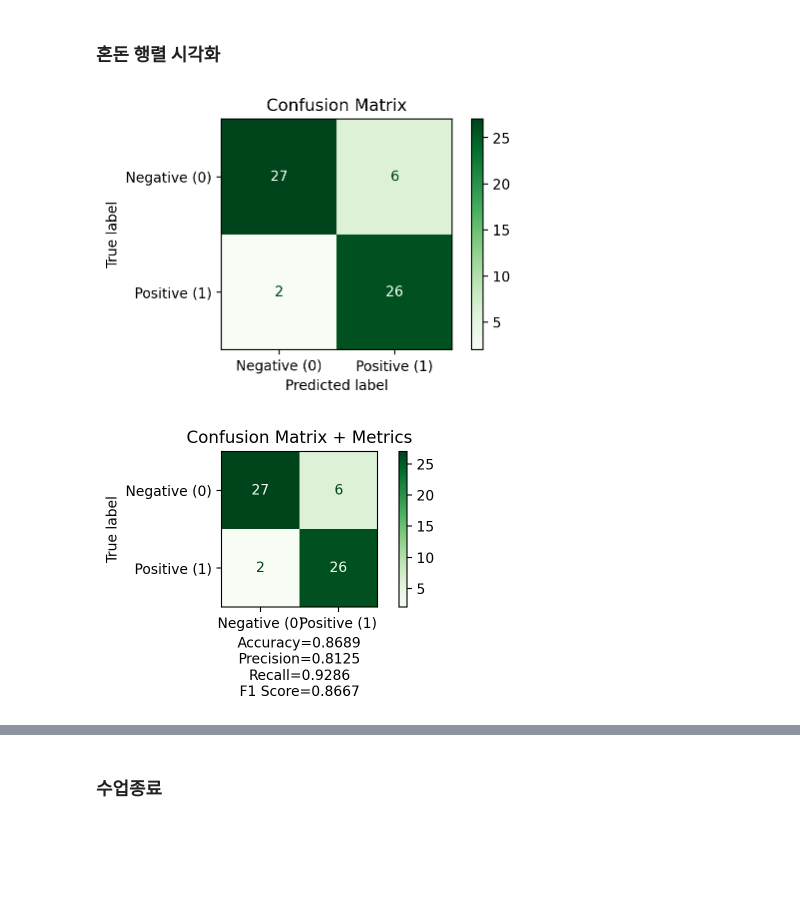
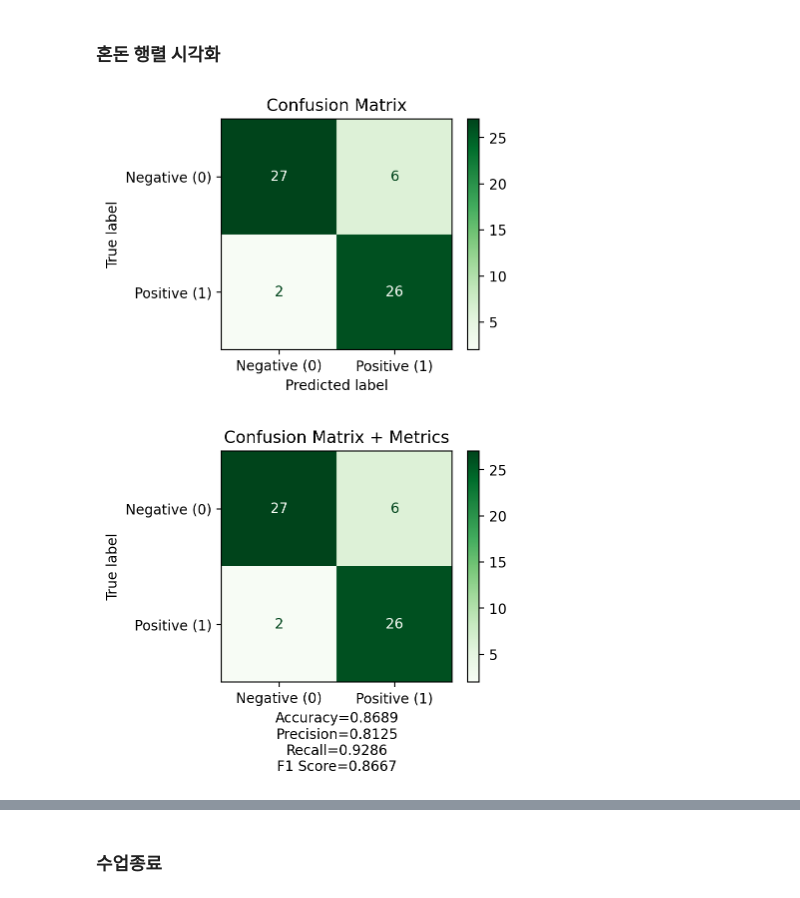
Before and after one commit to ai7dnn/PyTorch-DL, a Jupyter notebook: code/PT05.ipynb, the cells around one changed output, grey strips where cells are left out. Drawn from its saved outputs; the diff is of its cells as text; code cells hidden in the pictures; blank space fills up the shorter version.

```diff
--- a/code/PT05.ipynb
+++ b/code/PT05.ipynb
@@ -145,7 +147,8 @@ F1 Score : 0.8667
 # %%
-%config InlineBackend.figure_format = 'retina'
+import matplotlib.pyplot as plt
+
 # 한번 설정하면 그림 크기 설정이 계속 반영
-plt.rcParams.update({'figure.figsize': (5, 3)})
+plt.rcParams.update({'figure.figsize': (4, 3)})
 # %%
 from sklearn.metrics import confusion_matrix, ConfusionMatrixDisplay
 import matplotlib.pyplot as plt
@@ -156,29 +159,28 @@ disp.plot(cmap="Greens")
 plt.title("Confusion Matrix")
 plt.show()
 # %% [output]
-[figure, old version]
+[figure, new version]
 # %%
 from sklearn.metrics import confusion_matrix, ConfusionMatrixDisplay, accuracy_score, precision_score, recall_score, f1_score
 import matplotlib.pyplot as plt
 
 # 혼돈 행렬 계산 및 시각화
 cm = confusion_matrix(y_true, y_pred)
 disp = ConfusionMatrixDisplay(confusion_matrix=cm, display_labels=["Negative (0)", "Positive (1)"])
 disp.plot(cmap="Greens")
 
 # 주요 평가 지표 계산
 acc = accuracy_score(y_true, y_pred)
 prec = precision_score(y_true, y_pred, zero_division=0)
 rec = recall_score(y_true, y_pred, zero_division=0)
 f1 = f1_score(y_true, y_pred, zero_division=0)
 
 # 지표 값을 그림 안에 텍스트로 출력
 plt.title("Confusion Matrix + Metrics")
 plt.xlabel(f"Accuracy={acc:.4f}\nPrecision={prec:.4f}\nRecall={rec:.4f}\nF1 Score={f1:.4f}")
-plt.tight_layout()
 plt.show()
 # %% [output]
-[figure, old version]
+[figure, new version]
 # %%
 from sklearn.metrics import confusion_matrix, accuracy_score, precision_score, recall_score, f1_score
 import matplotlib.pyplot as plt
```
Also changed, not shown: parts of 4 cells of this notebook.
